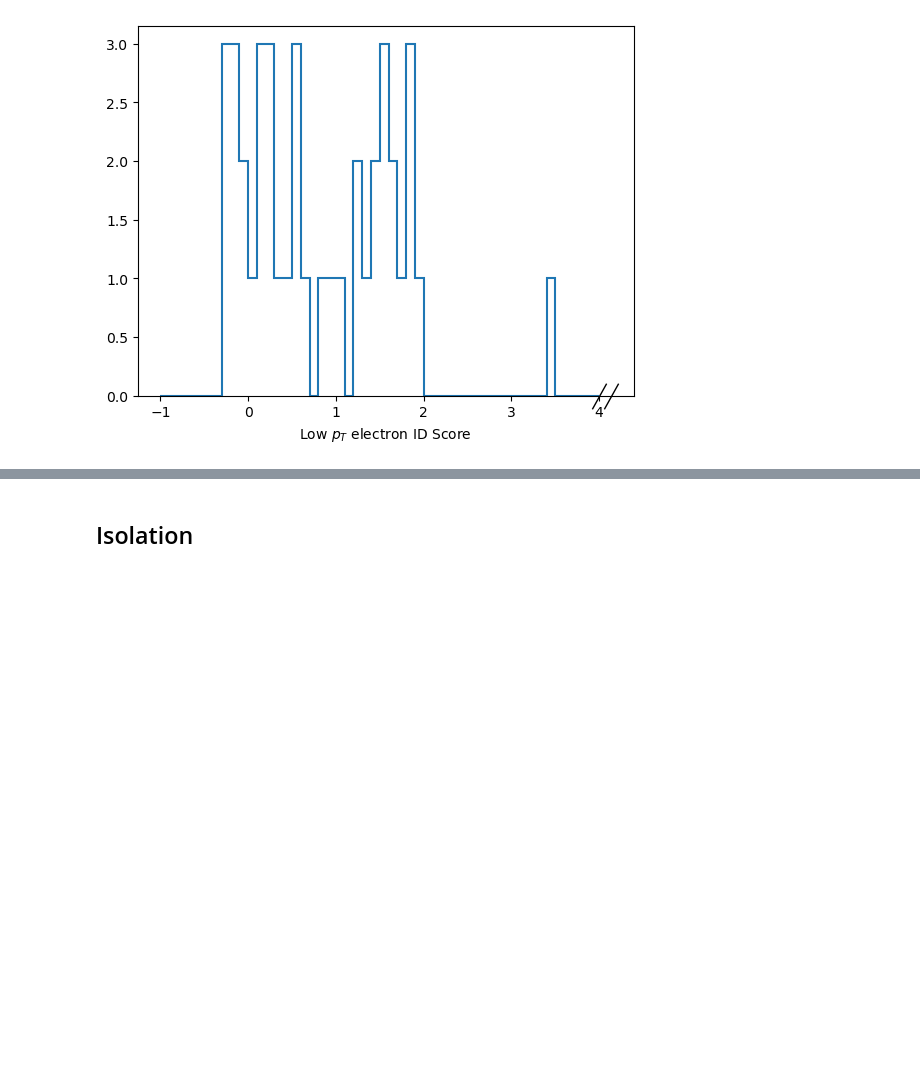
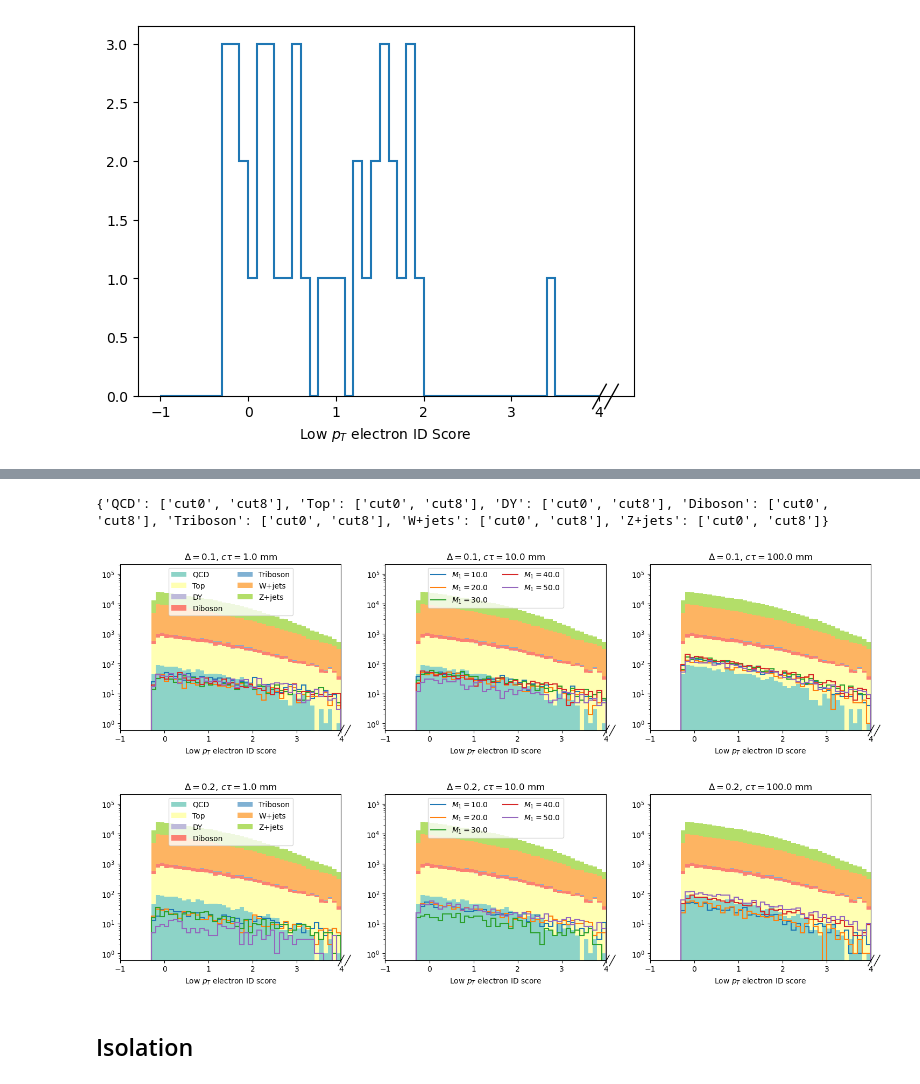
Before and after one commit to liviakong/iDMe, a Jupyter notebook: python_analysis/studies/electronID/histograms.ipynb, the cells around one changed output, grey strips where cells are left out. Saved outputs shown, nothing was run; the diff lists cells and outputs as text; code cells hidden in the pictures; blank space fills up the shorter version.

```diff
--- a/python_analysis/studies/electronID/histograms.ipynb
+++ b/python_analysis/studies/electronID/histograms.ipynb
@@ -88,0 +95,9 @@ Hist(Regular(50, -1, 3, name='ele_id', label='Low $p_T$ electron ID Score'), sto
+# %%
+cutflows = ['cutDesc', 'cutflow', 'cutflow_cts']
+histos = [k for k in sig.keys() if k not in cutflows]
+sig_samples = list(sig['cutflow'].keys())
+si = pd.DataFrame.from_dict({s:ptools.signalPoint(s) for s in sig_samples},orient='index')
+cuts = list(sig['cutflow'][sig_samples[0]].keys())
+cutNames = {cname:ptools.getCut(sig['cutDesc'][cname]) for cname in sig['cutDesc'].keys()}
+deltas = sorted(list(set(si.delta)))
+all_ctaus = sorted(list(set(si.ctau)))
@@ -89,3 +228,9 @@ Hist(Regular(50, -1, 3, name='ele_id', label='Low $p_T$ electron ID Score'), sto
+# %%
+plot("lowPtElectron_ID",[-1,4],logy=True,xlabel="Low $p_{T}$ electron ID score",cut="cut0")
+# %% [output]
+{'QCD': ['cut0', 'cut8'], 'Top': ['cut0', 'cut8'], 'DY': ['cut0', 'cut8'], 'Diboson': ['cut0', 'cut8'], 'Triboson': ['cut0', 'cut8'], 'W+jets': ['cut0', 'cut8'], 'Z+jets': ['cut0', 'cut8']}
+[figure, added]
+[figure, added]
 # %%
 cutflows = ['cutDesc', 'cutflow', 'cutflow_cts']
 histos = [k for k in sig.keys() if k not in cutflows]
```
Also changed, not shown: parts of 11 cells of this notebook, 2 other files.
